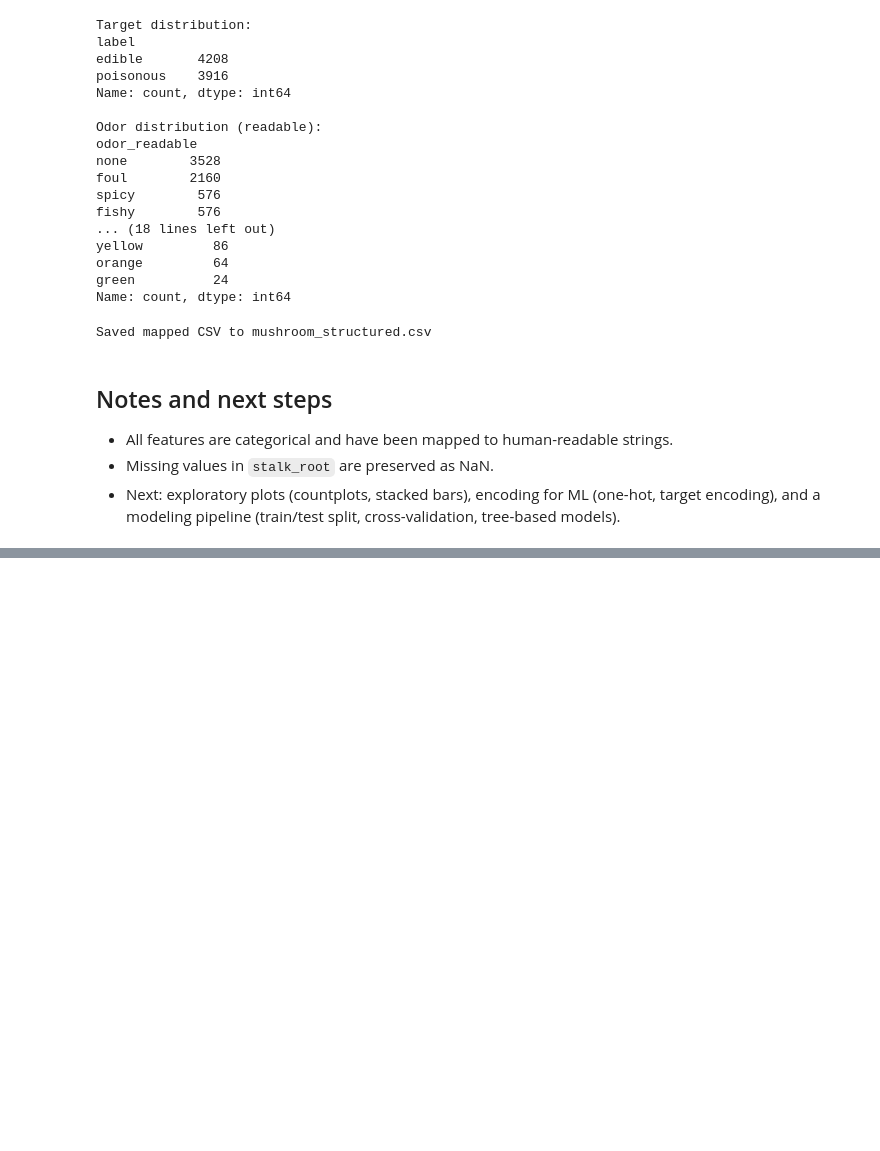
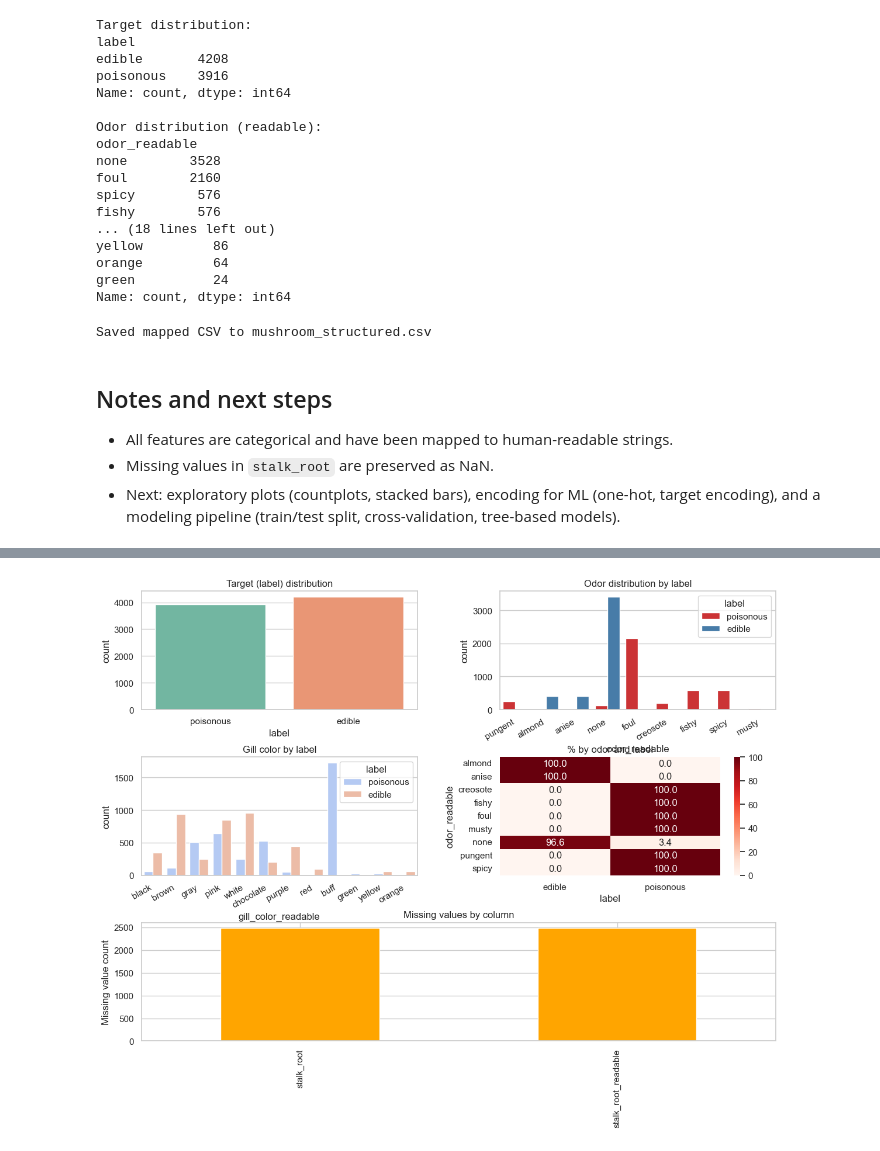
Before and after one commit to Clyde0513/mushroom, a Jupyter notebook: mushroom_structuring.ipynb, the cells around one changed output, grey strips where cells are left out. Drawn from its saved outputs; the diff is of its cells as text; code cells hidden in the pictures; blank space fills up the shorter version.

Commit message:
made EDA graphs to understand data more

```diff
--- a/mushroom_structuring.ipynb
+++ b/mushroom_structuring.ipynb
@@ -10,14 +10,14 @@ from pathlib import Path
 DATA_PATH = Path('agaricus-lepiota.data')
 OUT_CSV = Path('mushroom_structured.csv')
 
-# Column names in the dataset (in order)
+# Column names in the dataset (in order) - use snake_case directly so downstream code refers to consistent names
 colnames = [
-    'poisonous', 'cap-shape', 'cap-surface', 'cap-color', 'bruises', 'odor',
-    'gill-attachment', 'gill-spacing', 'gill-size', 'gill-color', 'stalk-shape',
-    'stalk-root', 'stalk-surface-above-ring', 'stalk-surface-below-ring',
-    'stalk-color-above-ring', 'stalk-color-below-ring', 'veil-type', 'veil-color',
-    'ring-number', 'ring-type', 'spore-print-color', 'population', 'habitat'
-]
+    'poisonous', 'cap_shape', 'cap_surface', 'cap_color', 'bruises', 'odor',
+    'gill_attachment', 'gill_spacing', 'gill_size', 'gill_color', 'stalk_shape',
+    'stalk_root', 'stalk_surface_above_ring', 'stalk_surface_below_ring',
+    'stalk_color_above_ring', 'stalk_color_below_ring', 'veil_type', 'veil_color',
+    'ring_number', 'ring_type', 'spore_print_color', 'population', 'habitat',
+ ]
 
 # Load dataset, treating '?' as NaN
 df = pd.read_csv(DATA_PATH, header=None, names=colnames, na_values='?')
@@ -229,3 +229,6 @@ Saved mapped CSV to mushroom_structured.csv
 - All features are categorical and have been mapped to human-readable strings.
 - Missing values in `stalk_root` are preserved as NaN.
 - Next: exploratory plots (countplots, stacked bars), encoding for ML (one-hot, target encoding), and a modeling pipeline (train/test split, cross-validation, tree-based models).
+# %%
+df = pd.read_csv("mushroom_structured.csv")
+df
@@ -231,0 +253,62 @@ Saved mapped CSV to mushroom_structured.csv
+# %%
+# EDA plots: label balance, odor vs label, gill color vs label, label-by-odor heatmap, missing values
+import matplotlib.pyplot as plt
+import seaborn as sns
+
+sns.set(style='whitegrid')
+
+# Ensure readable names exist (the notebook earlier maps these)
+for col in ['label','odor_readable','gill_color_readable','stalk_root_readable']:
+    if col not in df.columns:
+        raise RuntimeError(f'Missing expected column: {col}')
+
+fig = plt.figure(figsize=(14,10))
+gs = fig.add_gridspec(3,2, hspace=0.4, wspace=0.3)
+
+# 1) Target distribution
+ax1 = fig.add_subplot(gs[0,0])
+sns.countplot(data=df, x='label', palette='Set2', ax=ax1)
+ax1.set_title('Target (label) distribution')
+
+# 2) Odor distribution colored by label (stacked via countplot with hue)
+
+ax2 = fig.add_subplot(gs[0,1])
+sns.countplot(data=df, x='odor_readable', hue='label', palette='Set1', ax=ax2)
+ax2.set_title('Odor distribution by label')
+ax2.set_xticklabels(ax2.get_xticklabels(), rotation=30, ha='right')
+
+# 3) Gill color distribution by label (top 12 shown)
+
+ax3 = fig.add_subplot(gs[1,0])
+sns.countplot(data=df, x='gill_color_readable', hue='label', ax=ax3, palette='coolwarm')
+ax3.set_title('Gill color by label')
+ax3.set_xticklabels(ax3.get_xticklabels(), rotation=30, ha='right')
+
+# 4) Heatmap of proportion of poisonous by odor
+
+pivot = (pd.crosstab(df['odor_readable'], df['label'], normalize='index') * 100).round(1)
+ax4 = fig.add_subplot(gs[1,1])
+sns.heatmap(pivot, annot=True, fmt='.1f', cmap='Reds', ax=ax4)
+# ax4.set_title('% by odor and label')
+
+# 5) Missing value counts
+
+ax5 = fig.add_subplot(gs[2,:])
+missing = df.isna().sum()
+missing = missing[missing>0].sort_values(ascending=False)
+if len(missing)==0:
+    ax5.text(0.5,0.5,'No missing values detected', ha='center', va='center')
+    ax5.axis('off')
+else:
+    missing.plot(kind='bar', ax=ax5, color='orange')
+    ax5.set_ylabel('Missing value count')
+    ax5.set_title('Missing values by column')
+
+plt.show()
+
+# Also print top categorical cardinalities for quick reference
+print('\nTop categorical cardinalities (number of categories):')
+for c in df.columns:
+    if pd.api.types.is_categorical_dtype(df[c]):
+        print(f"{c}: {df[c].cat.categories.size}")
+# %% [output]
@@ -231,0 +318 @@ Saved mapped CSV to mushroom_structured.csv
+[figure, added]
```
Also changed, not shown: parts of 5 cells of this notebook.
